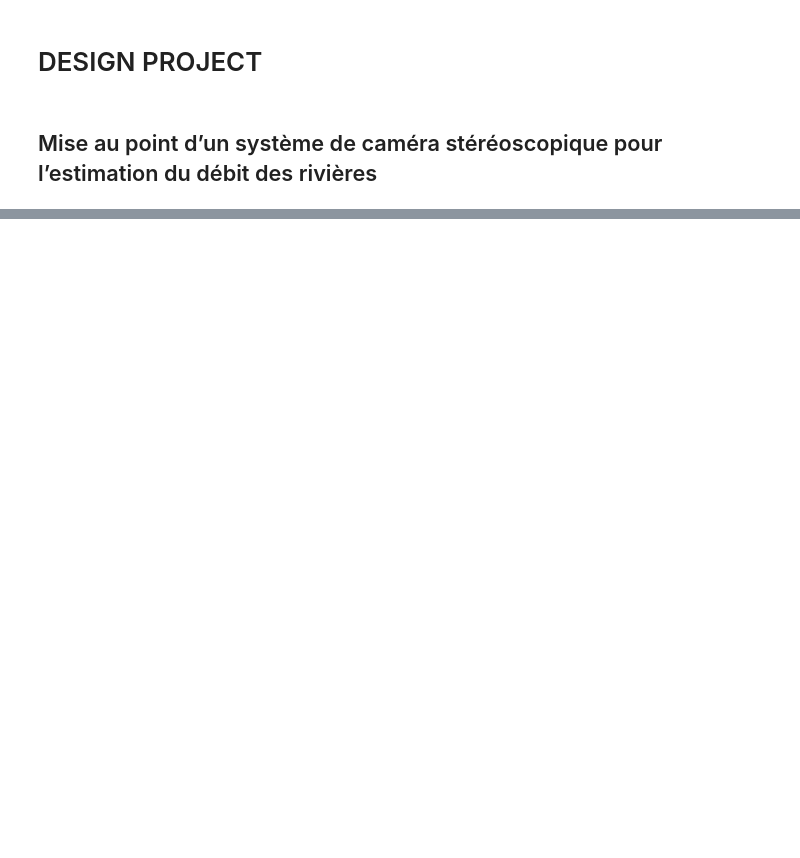
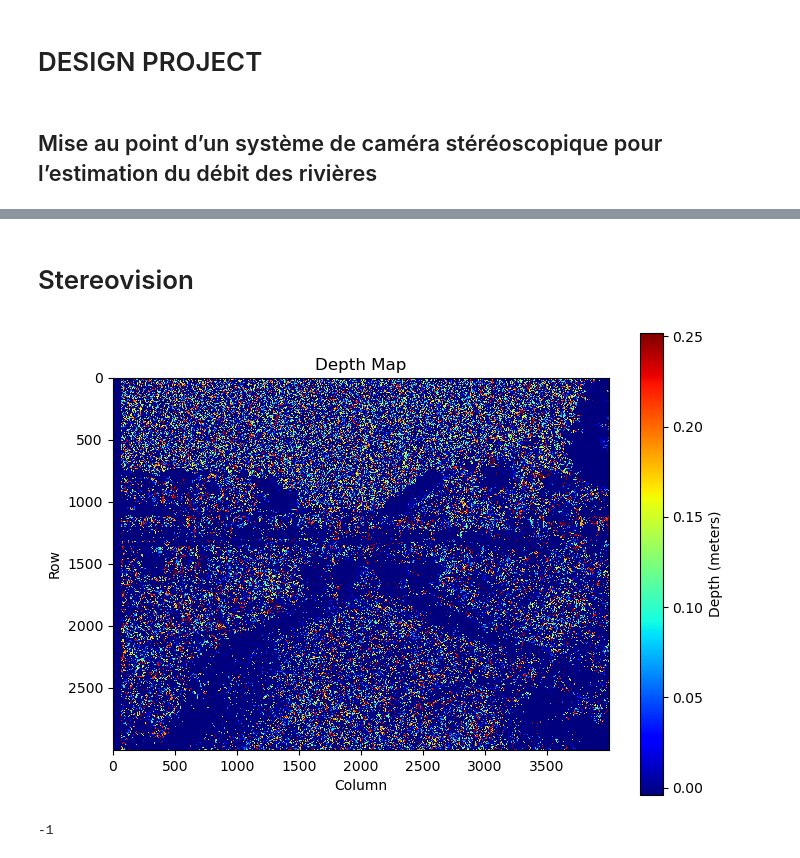
Before and after one commit to rosa-github/Design-Project, a Jupyter notebook: Code_design.ipynb, the cells around one changed output, grey strips where cells are left out. Cells and saved outputs as stored; diff of their text form; code cells hidden in the pictures; blank space fills up the shorter version.

Commit message:
first draft of the stereovision calculation

```diff
--- a/Code_design.ipynb
+++ b/Code_design.ipynb
@@ -44,0 +148,65 @@ cv2.destroyAllWindows()
+# %% [markdown]
+# Stereovision
+# %%
+# Reading the left and right images.
+
+imgL = cv2.imread("dx_126.jpg",0)
+imgR = cv2.imread("sx_064.jpg",0)
+
+# Setting parameters for StereoSGBM algorithm
+minDisparity = 0;
+numDisparities = 64;
+blockSize = 8;
+disp12MaxDiff = 1;
+uniquenessRatio = 10;
+speckleWindowSize = 10;
+speckleRange = 8;
+
+# Creating an object of StereoSGBM algorithm
+stereo = cv2.StereoSGBM_create(minDisparity = minDisparity,
+        numDisparities = numDisparities,
+        blockSize = blockSize,
+        disp12MaxDiff = disp12MaxDiff,
+        uniquenessRatio = uniquenessRatio,
+        speckleWindowSize = speckleWindowSize,
+        speckleRange = speckleRange
+    )
+
+# Calculating disparith using the StereoSGBM algorithm
+disp = stereo.compute(imgL, imgR).astype(np.float32)
+disp = cv2.normalize(disp,0,255,cv2.NORM_MINMAX)
+
+# Displaying the disparity map
+cv2.imshow("disparity",disp)
+cv2.waitKey(0)
+# Plot the disparity map
+plt.figure(figsize=(8, 6))
+plt.imshow(disp, cmap='jet', interpolation='nearest')
+plt.colorbar(label='Depth (meters)')
+plt.title('Depth Map')
+plt.xlabel('Column')
+plt.ylabel('Row')
+plt.show()
+# %% [output]
+[figure, added]
+# %%
+# Perform rectification
+Left_nice = cv2.remap(imgL, mapx, mapy, cv2.INTER_LANCZOS4, cv2.BORDER_CONSTANT, 0)
+Right_nice = cv2.remap(imgR, mapx, mapy, cv2.INTER_LANCZOS4, cv2.BORDER_CONSTANT, 0)
+
+# Convert grayscale images to color (replicate intensity values across all channels)
+Left_nice_color = cv2.cvtColor(Left_nice, cv2.COLOR_GRAY2BGR)
+Right_nice_color = cv2.cvtColor(Right_nice, cv2.COLOR_GRAY2BGR)
+
+# Display rectified images
+cv2.imshow("Left image after rectification", Left_nice_color)
+cv2.imshow("Right image after rectification", Right_nice_color)
+cv2.waitKey(0)
+
+# Use one of the rectified images as output
+out = Left_nice_color  # Using left image as output
+cv2.imshow("Output image", out)
+cv2.waitKey(0)
+cv2.destroyAllWindows()
+# %% [output]
+-1
```
Also changed, not shown: parts of 12 cells of this notebook, 3 other files.
